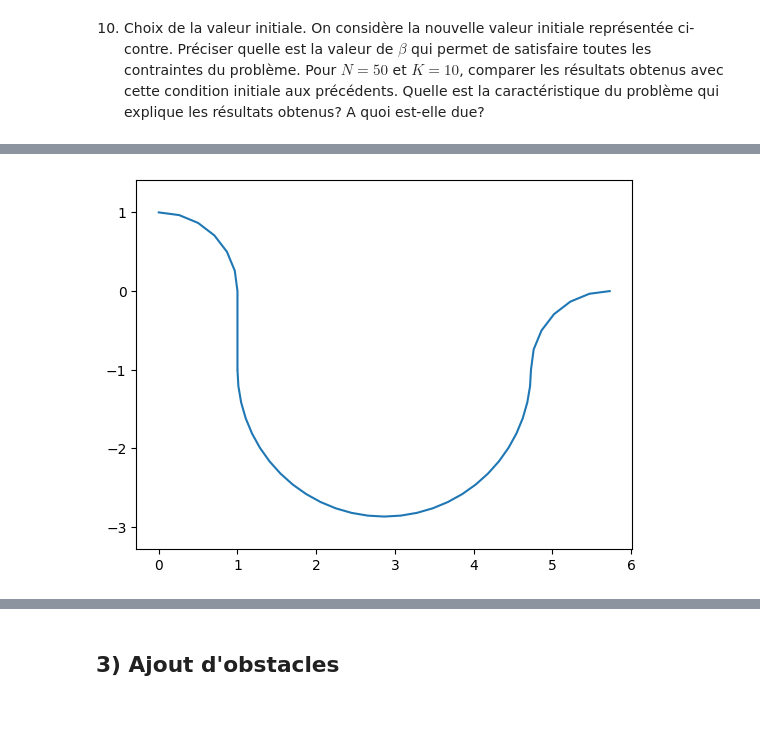
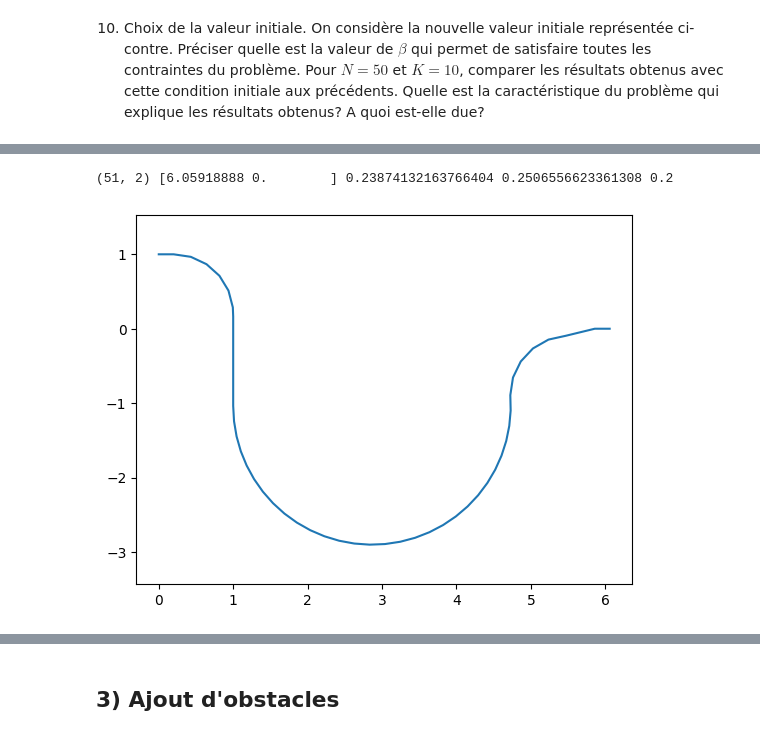
Before and after one commit to jack-evans1/projetOptimEvansMirri, a Jupyter notebook: projetTuyaux.ipynb, the cells around one changed output, grey strips where cells are left out. Saved outputs shown, nothing was run; the diff lists cells and outputs as text; code cells hidden in the pictures.

```diff
--- a/projetTuyaux.ipynb
+++ b/projetTuyaux.ipynb
@@ -799,24 +791,53 @@ $$ \exists k_2 \in \mathbb{N}, \quad ds = \frac{1}{k_2} \qquad (C_2)$$
 # %%
 N = 50
 K = 10
 alpha = 1
 L = 10
 
 beta = np.pi*alpha/(alpha*(L-1)-np.pi)
 ds = L/N
 
-dist1 = np.pi/2*1/alpha
-dist2 = np.pi*1/beta
+#PREMIERE COURBE#
 
-curve1 = [[1/alpha*np.cos(i),1-1/alpha+1/alpha*np.sin(i)] for i in np.linspace(np.pi/2,0,int(dist1/ds))]
-line = [[1/alpha,1-1/alpha-i] for i in np.linspace(0,1,int(1/ds))]
-curve2 = [[1/alpha+1/beta +1/beta*np.cos(i),-1/alpha+1/beta*np.sin(i)] for i in np.linspace(np.pi,2*np.pi,int(dist2/ds))]
-curve3 = [[2/alpha+2/beta+1/alpha*np.cos(i),-1/alpha+1/alpha*np.sin(i)] for i in np.linspace(np.pi,np.pi/2,int(dist1/ds))]
-M = np.array(curve1+line+curve2+curve3)
+r1 = 1/alpha-ds
+gamma1 = 2*np.arcsin(ds/(2*r1))
+k1 = int(np.pi/(2*gamma1))
 
-x, y = M[:,0], M[:,1]
-plt.plot(x,y)
+curve1 = [[ds+r1*np.cos(i),1-r1+r1*np.sin(i)] for i in np.linspace(np.pi/2,np.pi/2-(k1+1)*gamma1,k1+1)]
+
+#SEGMENT#
+P1 = curve1.pop()
+P2 = (1/alpha, np.sqrt(ds**2-(1/alpha-P1[0])))
+
+line = [[1/alpha,P2[1]-i*ds] for i in range(0,int(1/ds)+2)]
+
+#DEUXIEME COURBE#
+P3 = line.pop()
+
+r2 = 1/beta
+gamma2 = 2*np.arcsin(ds/(2*r2))
+k2 = int(np.pi/gamma2)
+
+curve2 = [[1/alpha+r2 +r2*np.cos(i),P3[-1]+r2*np.sin(i)] for i in np.linspace(np.pi,np.pi+(k2+1)*gamma2,k2+1)]
+
+#TROISIEME COURBE#
+P4 = curve2.pop()
+
+curve3 = [[P4[0]+r1+r1*np.cos(i),P4[1]+r1*np.sin(i)] for i in np.linspace(np.pi,np.pi-k1*gamma1,k1)]
+
+P5 = curve3[-1]
+P6 = [P5[0]+np.sqrt(ds**2-(P5[1]/2)**2),P5[1]/2] #le 1/2 est choisi pour ne pas avoir de courbure trop grande
+P7 = [P6[0]+np.sqrt(ds**2-(P6[1])**2),0]
+curve3=curve3+[P6, P7, [P7[0]+ds,0]]
+
+ptsQ10 = np.array([[0,1]]+curve1+line+curve2+curve3)
+
+print(ptsQ10.shape, ptsQ10[-1], arctan((ptsQ10[-2][1]-ptsQ10[-3][1])/(ptsQ10[-2][0]-ptsQ10[-3][0])), gamma1, alpha*ds)
+
+xQ10, yQ10 = list(ptsQ10[:,0]), list(ptsQ10[:,1])
+plt.plot(xQ10,yQ10)
 plt.axis("equal")
 plt.show()
 # %% [output]
+(51, 2) [6.05918888 0.        ] 0.23874132163766404 0.2506556623361308 0.2
-[figure, old version]
+[figure, new version]
```
Also changed, not shown: parts of 9 cells of this notebook.
